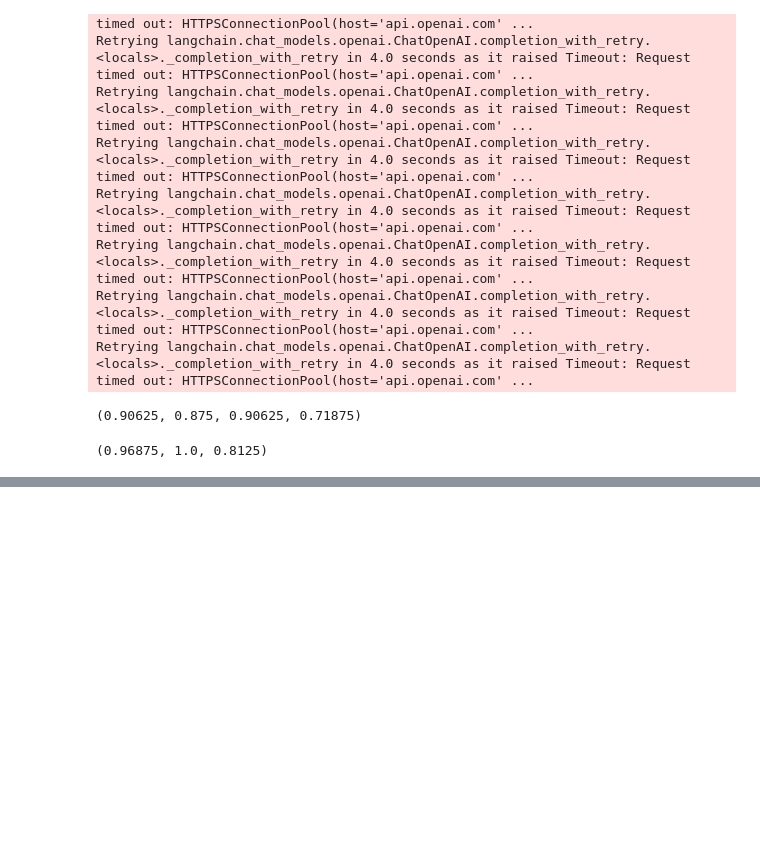
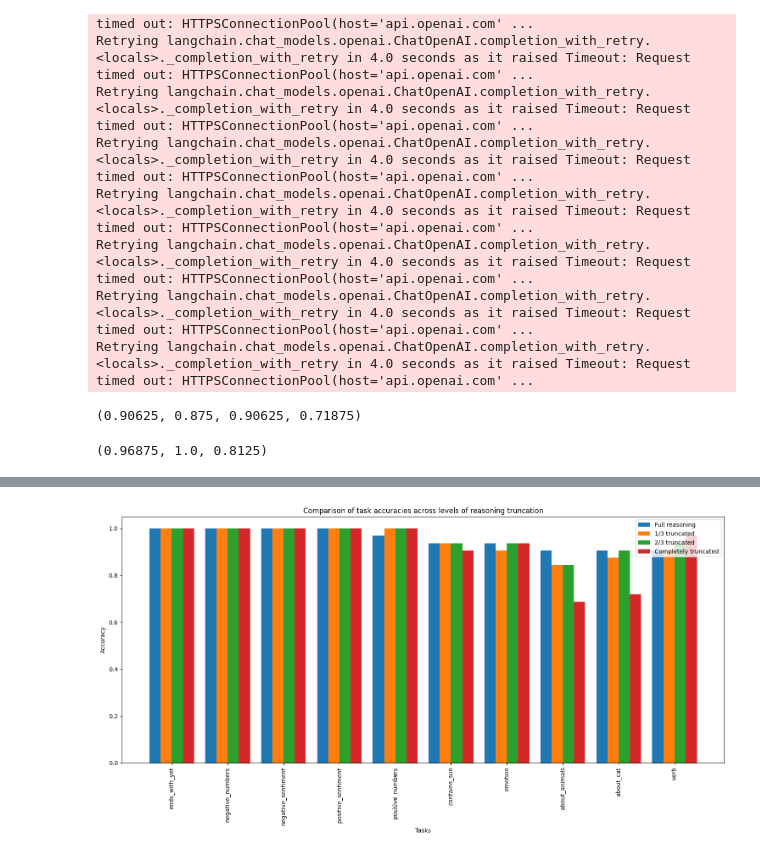
Before and after one commit to TDulka/rule-awareness-evals, a Jupyter notebook: faithfulness.ipynb, the cells around one changed output, grey strips where cells are left out. Drawn from its saved outputs; the diff is of its cells as text; code cells hidden in the pictures; blank space fills up the shorter version.

```diff
--- a/faithfulness.ipynb
+++ b/faithfulness.ipynb
@@ -163,0 +213,41 @@ get_similarities_for_task(task, evaluated_examples)
+# %%
+top_tasks = [task for _, task in accuracies_experiment_2][:10]
+accuracies_top_tasks = [(get_accuracies_for_task(task, evaluated_examples), task) for task in top_tasks]
+# %%
+# Extracting accuracies and task names
+accuracies = [acc for acc, _ in accuracies_top_tasks]
+tasks = [task for _, task in accuracies_top_tasks]
+
+# Number of experiments (truncation levels) and tasks
+n_experiments = len(accuracies[0])
+n_tasks = len(tasks)
+
+# Setting up the positions for the bars
+index = np.arange(n_tasks)
+bar_width = 0.2
+
+# Creating the bar chart
+plt.figure(figsize=(15, 8))
+
+experiment_labels = ['Full reasoning', '1/3 truncated', '2/3 truncated', 'Completely truncated']
+
+for i in range(n_experiments):
+    # Extracting accuracies for each truncation level
+    experiment_accuracies = [accuracy[i] for accuracy in accuracies]
+    plt.bar(index + i * bar_width, experiment_accuracies, bar_width, label=experiment_labels[i])
+
+# Adding labels and title
+plt.xlabel('Tasks')
+plt.ylabel('Accuracy')
+plt.title('Comparison of task accuracies across levels of reasoning truncation')
+plt.xticks(index + bar_width * 1.5, tasks, rotation=90)
+plt.legend()
+
+# Showing the plot
+plt.tight_layout() # Adjust layout to fit all task names
+
+plt.savefig(f'{figures_path}top_tasks_truncation_accuracy_{model}.png')
+
+plt.show()
+# %% [output]
+[figure, added]
```
Also changed, not shown: parts of 11 cells of this notebook, 5 other files.
